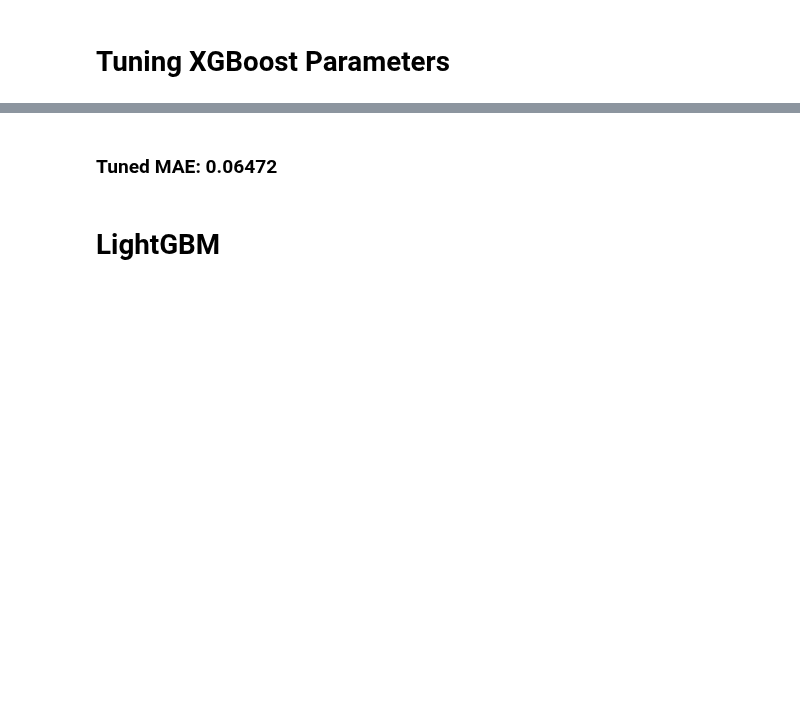
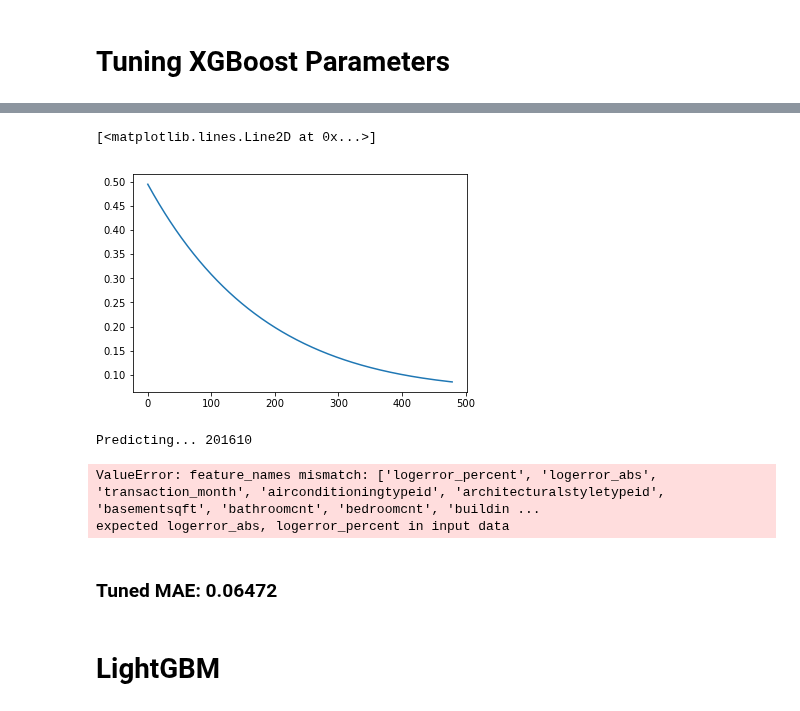
Before and after one commit to ibratface/dl_projects, a Jupyter notebook: zillow.ipynb, the cells around one changed output, grey strips where cells are left out. Cells and saved outputs as stored; diff of their text form; code cells hidden in the pictures; blank space fills up the shorter version.

```diff
--- a/zillow.ipynb
+++ b/zillow.ipynb
@@ -90,5 +82,20 @@ params = {
     'lambda': 2,
 }
 
-_ = xgb.train(params=params, verbose_eval=200)
+train = zdata.preprocessed.training()
+
+x_train = train.drop(['logerror', 'logerror_abs', 'logerror_percent'], axis=1)
+y_train = train['logerror']
+
+d_train = xgb.DMatrix(adapt(x_train), label=y_train, silent=True)
+
+del x_train, y_train; gc.collect()
+
+watchlist = [(d_train, 'train')]
+evals_result = {}
+# hist = xgb.cv(params, d_train, 600, nfold=10, early_stopping_rounds=1, verbose_eval=100)
+clf = xgb.train(params, d_train, 10000, watchlist, evals_result=evals_result,
+                     early_stopping_rounds=5, verbose_eval=100)
+
+del d_train; gc.collect()
 # %% [output]
@@ -112,3 +140,30 @@ Stopping. Best iteration:
+# %%
+plt.plot(range(len(evals_result['train']['mae'])), evals_result['train']['mae'])
+# %% [output]
+[<matplotlib.lines.Line2D at 0x...>]
+[figure, added]
+# %%
+subm = pd.DataFrame()
+months = [10, 11, 12, 22, 23, 24]
+dates = ['201610', '201611', '201612', '201710', '201711', '201712']
+for month, date in zip(months, dates):
+    print('Predicting...', date)
+
+    merged = zdata.preprocessed.prediction(month)
+    subm['ParcelId'] = merged['parcelid']
+    merged = adapt(merged)
+
+    dm_test = xgb.DMatrix(merged)
+    del merged; gc.collect()
+
+    subm[date] = clf.predict(dm_test)
+    del dm_test; gc.collect()
+
+subm.to_csv('zillow/submission.xgb.csv.gz', index=False, float_format='%.4f', compression='gzip')
+# %% [output]
+Predicting... 201610
+ValueError: feature_names mismatch: ['logerror_percent', 'logerror_abs', 'transaction_month', 'airconditioningtypeid', 'architecturalstyletypeid', 'basementsqft', 'bathroomcnt', 'bedroomcnt', 'buildin ...
+expected logerror_abs, logerror_percent in input data
 # %% [markdown]
 ### Tuned MAE: 0.06472
 # %% [markdown]
```
Also changed, not shown: parts of 13 cells of this notebook, 1 other file.
